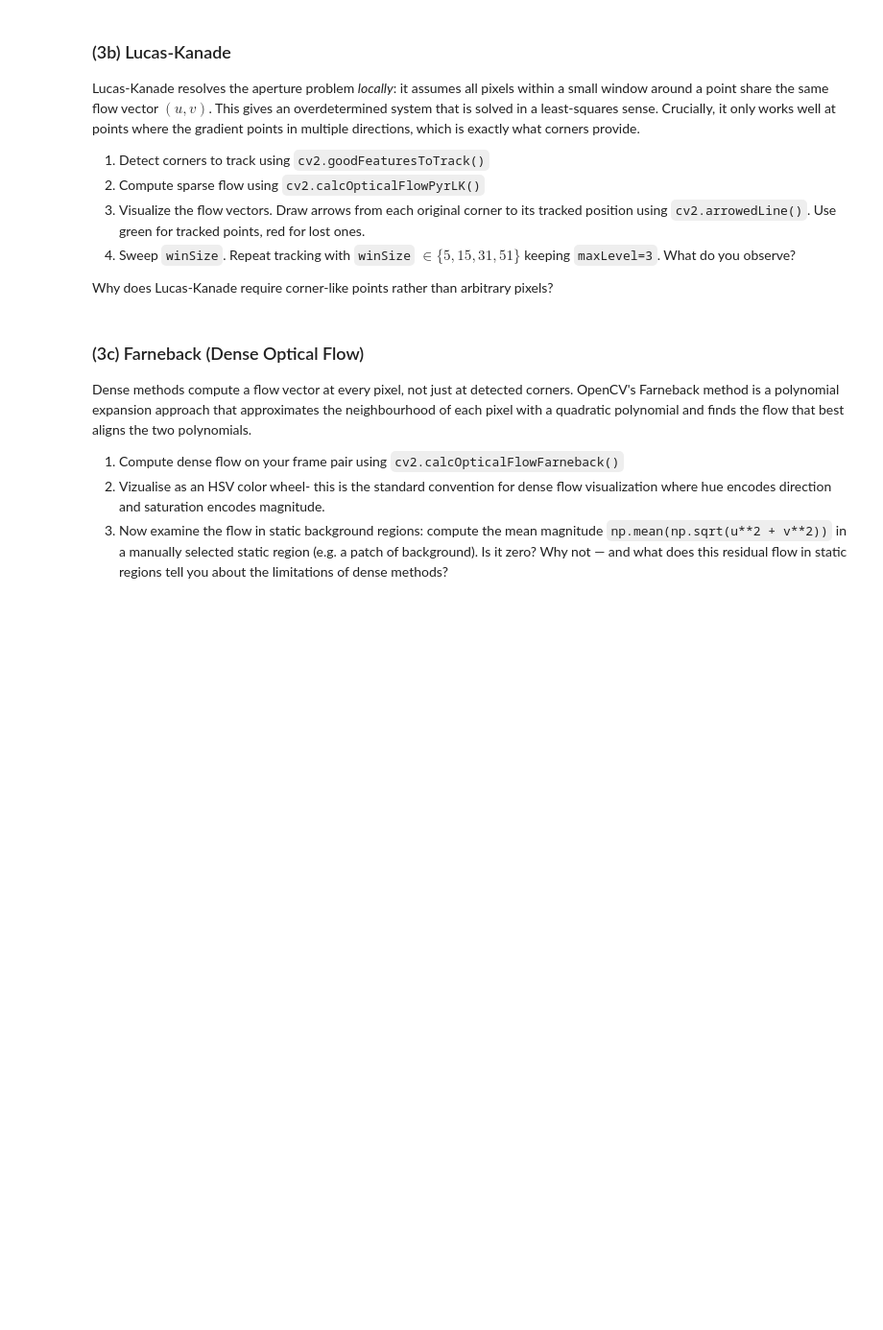
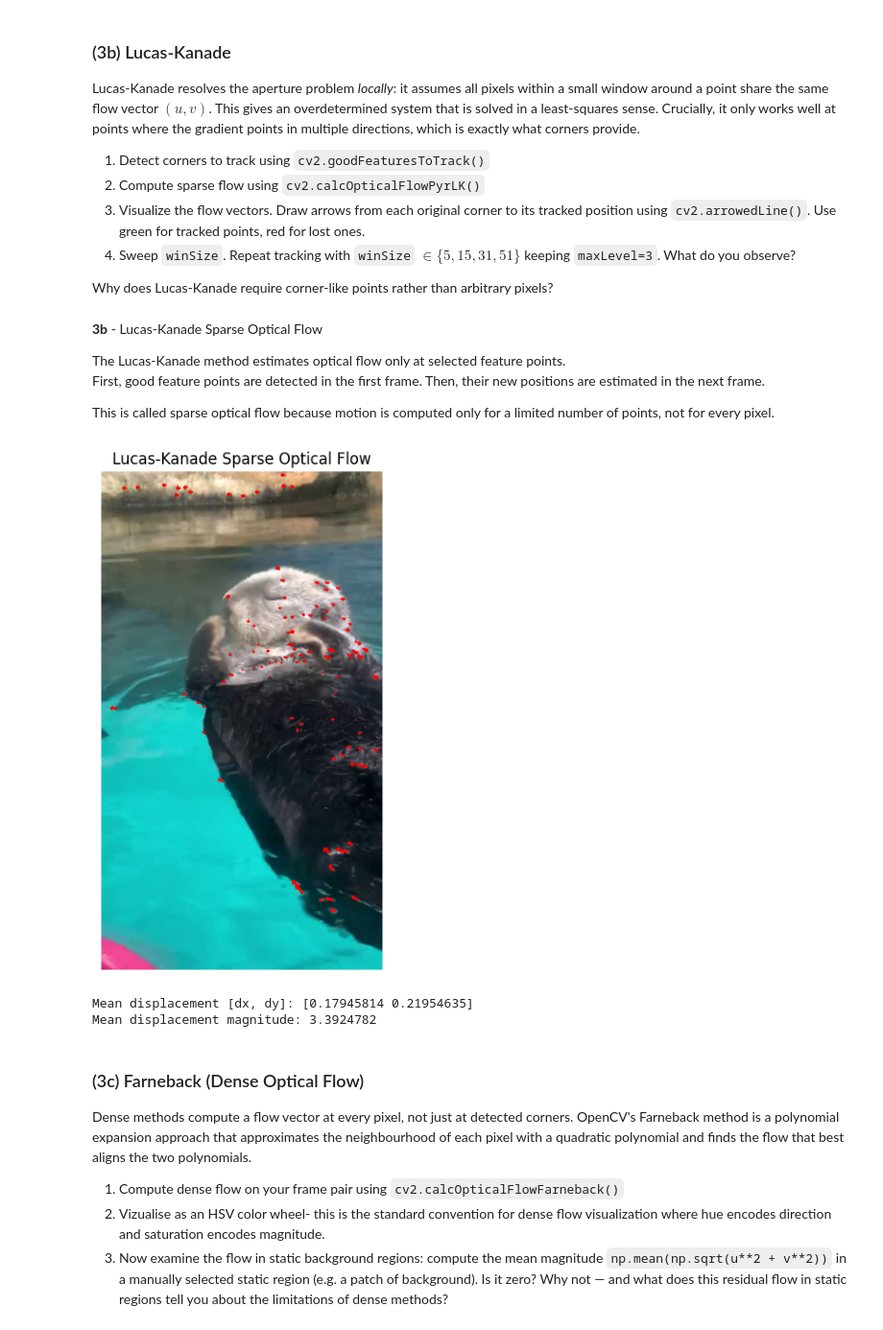
Before and after one commit to eattar/2DIP, a Jupyter notebook: Exercise_3/exercise_3.ipynb, the cells around one changed output. Shown at 96% size. Saved outputs shown, nothing was run; the diff lists cells and outputs as text; code cells hidden in the pictures; blank space fills up the shorter version.

Commit message:
solve question 3 optical flow

```diff
--- a/Exercise_3/exercise_3.ipynb
+++ b/Exercise_3/exercise_3.ipynb
@@ -510,6 +707,67 @@ Lucas-Kanade resolves the aperture problem *locally*: it assumes all pixels with
 4. Sweep `winSize`. Repeat tracking with `winSize` $\in \{5, 15, 31, 51\}$ keeping `maxLevel=3`. What do you observe?
 
 Why does Lucas-Kanade require corner-like points rather than arbitrary pixels?
+# %% [markdown]
+ **3b** - Lucas-Kanade Sparse Optical Flow
+
+The Lucas-Kanade method estimates optical flow only at selected feature points.
+First, good feature points are detected in the first frame. Then, their new positions are estimated in the next frame.
+
+This is called sparse optical flow because motion is computed only for a limited number of points, not for every pixel.
+# %%
+p0 = cv2.goodFeaturesToTrack(
+    frame1_gray,
+    maxCorners=100,
+    qualityLevel=0.01,
+    minDistance=8,
+    blockSize=7
+)
+
+p1, status, error = cv2.calcOpticalFlowPyrLK(
+    frame1_gray,
+    frame2_gray,
+    p0,
+    None,
+    winSize=(21, 21),
+    maxLevel=3,
+    criteria=(cv2.TERM_CRITERIA_EPS | cv2.TERM_CRITERIA_COUNT, 30, 0.01)
+)
+
+good_old = p0[status == 1]
+good_new = p1[status == 1]
+
+lk_visualization = frame1_rgb.copy()
+
+for old, new in zip(good_old, good_new):
+    x_old, y_old = old.ravel()
+    x_new, y_new = new.ravel()
+    cv2.arrowedLine(
+        lk_visualization,
+        (int(x_old), int(y_old)),
+        (int(x_new), int(y_new)),
+        (255, 0, 0),
+        2,
+        tipLength=0.3
+    )
+
+plt.figure(figsize=(8, 6))
+plt.imshow(lk_visualization)
+plt.title("Lucas-Kanade Sparse Optical Flow")
+plt.axis("off")
+plt.tight_layout()
+plt.savefig(OUTPUT_DIR / "q3_lucas_kanade.png", dpi=200)
+plt.show()
+
+displacements = good_new - good_old
+mean_displacement = np.mean(displacements, axis=0)
+mean_magnitude = np.mean(np.linalg.norm(displacements, axis=1))
+
+print("Mean displacement [dx, dy]:", mean_displacement)
+print("Mean displacement magnitude:", mean_magnitude)
+# %% [output]
+[figure, added]
+Mean displacement [dx, dy]: [0.17945814 0.21954635]
+Mean displacement magnitude: 3.3924782
 # %% [markdown]
 ### (3c) Farneback (Dense Optical Flow)
 
```
Also changed, not shown: parts of 13 cells of this notebook, 5 other files.
